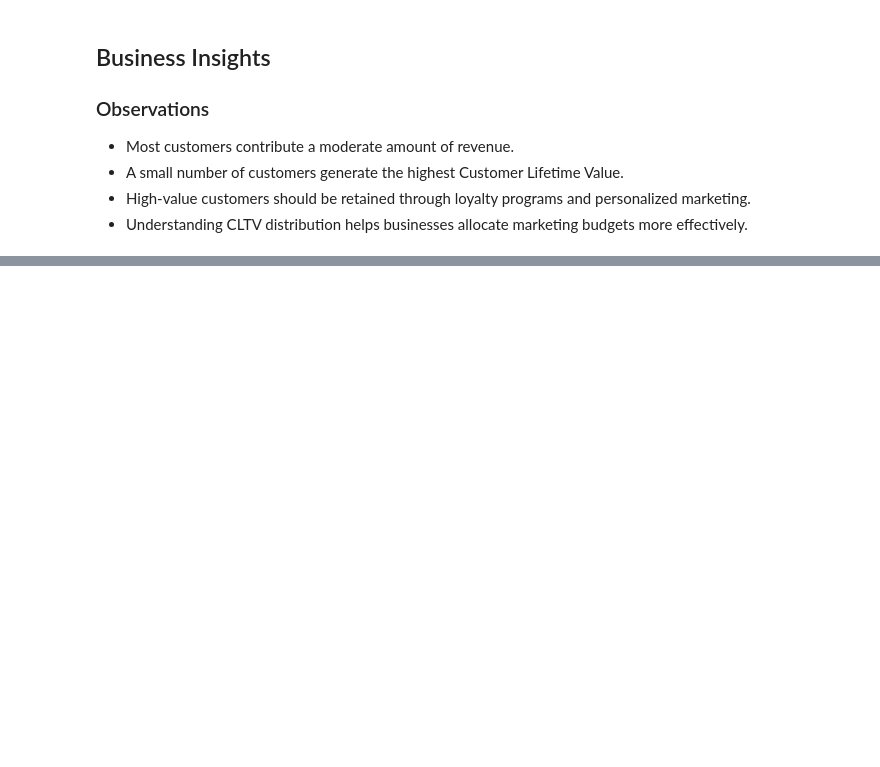
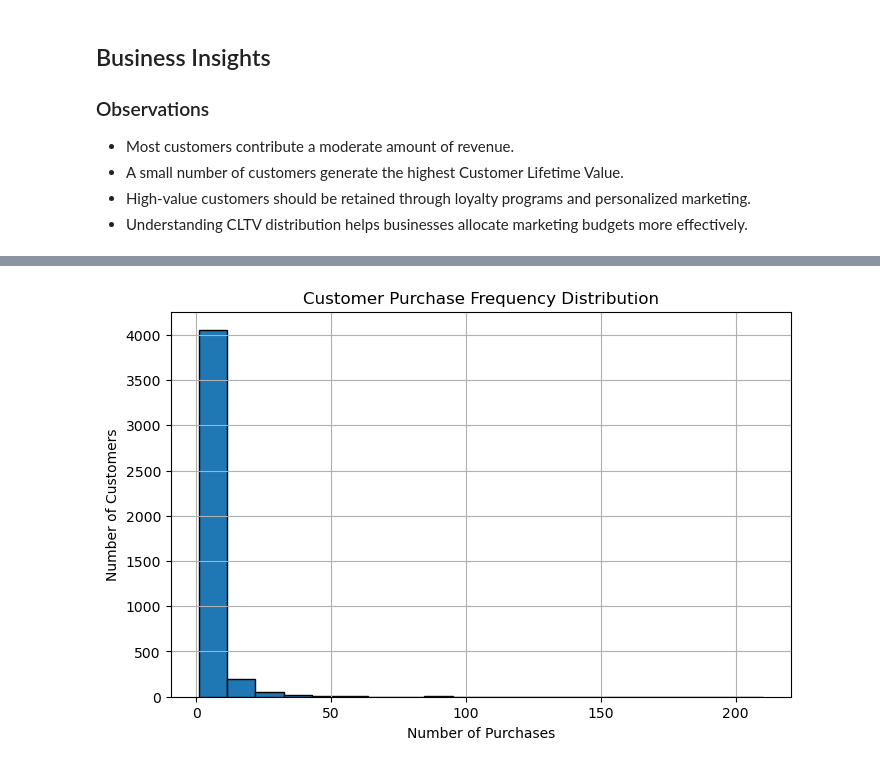
Before and after one commit to jyotidamji270804/cohort-retention-cltv-analysis, a Jupyter notebook: notebooks/02_cltv_analysis.ipynb, the cells around one changed output, grey strips where cells are left out. Saved outputs shown, nothing was run; the diff lists cells and outputs as text; code cells hidden in the pictures; blank space fills up the shorter version.

Commit message:
feat: add customer purchase frequency analysis

```diff
--- a/notebooks/02_cltv_analysis.ipynb
+++ b/notebooks/02_cltv_analysis.ipynb
@@ -296,0 +313,8 @@ Top 5 Customers by Lifetime Value
+# %%
+# Purchase Frequency per Customer
+
+purchase_frequency = df.groupby("CustomerID")["InvoiceNo"].nunique().reset_index()
+
+purchase_frequency.columns = ["CustomerID", "PurchaseFrequency"]
+
+purchase_frequency.head()
@@ -296,0 +343,20 @@ Top 5 Customers by Lifetime Value
+# %%
+import matplotlib.pyplot as plt
+
+plt.figure(figsize=(8,5))
+
+plt.hist(
+    purchase_frequency["PurchaseFrequency"],
+    bins=20,
+    edgecolor="black"
+)
+
+plt.title("Customer Purchase Frequency Distribution")
+plt.xlabel("Number of Purchases")
+plt.ylabel("Number of Customers")
+
+plt.grid(True)
+
+plt.show()
+# %% [output]
+[figure, added]
```
Also changed, not shown: parts of 4 cells of this notebook.
